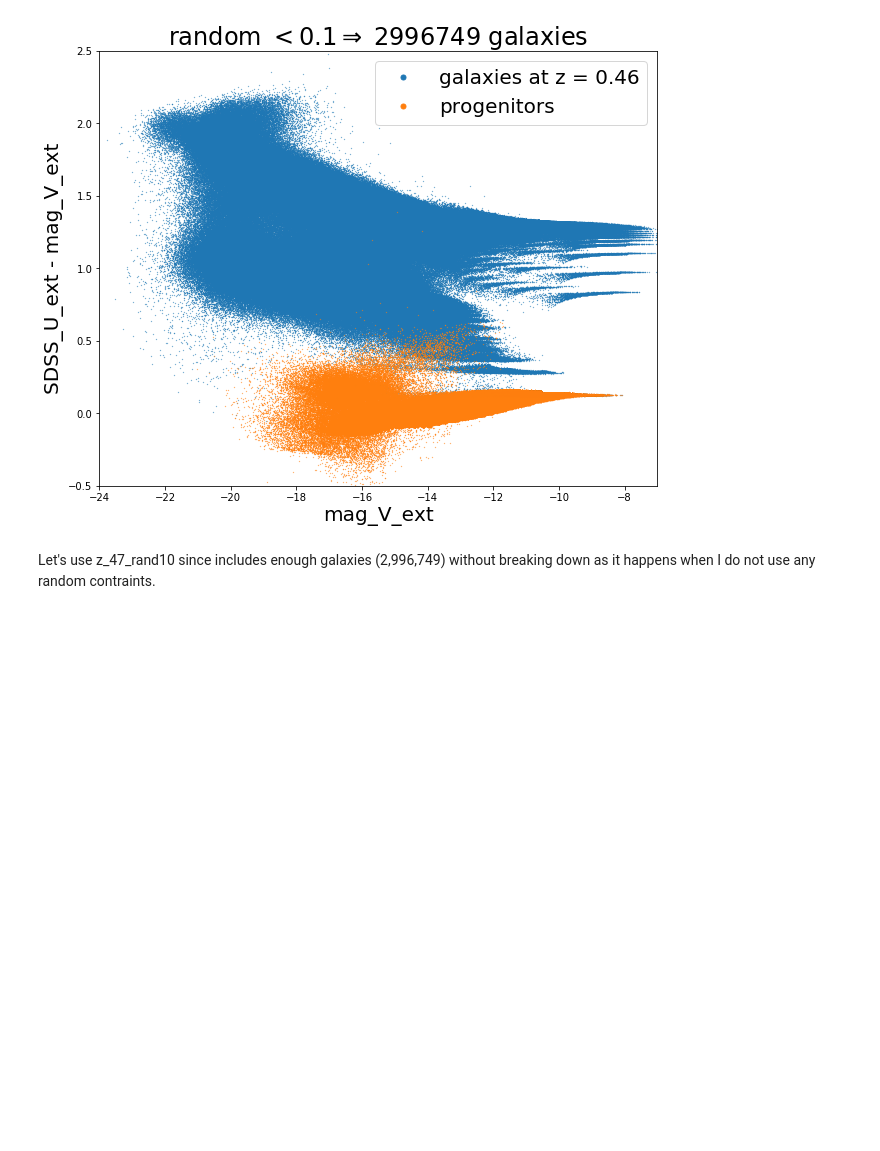
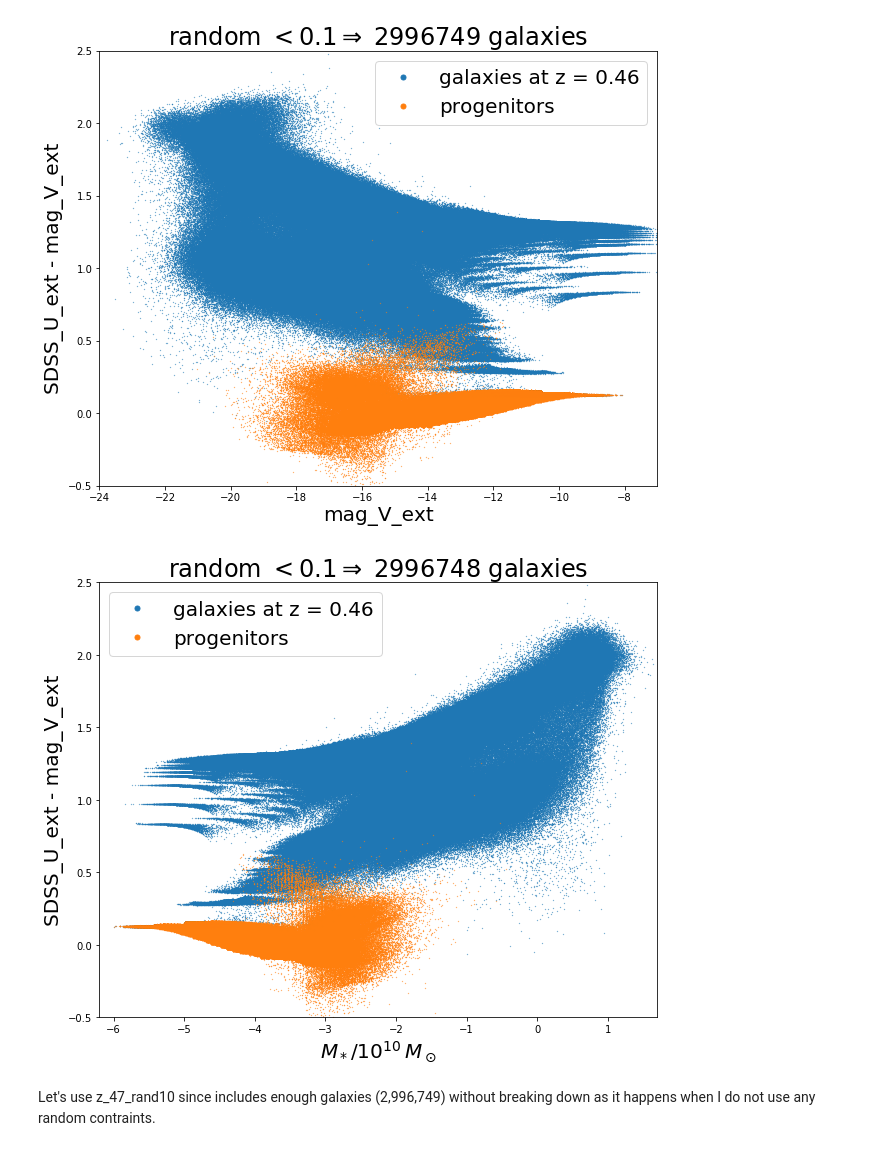
Before and after one commit to GiorgioManzoni/VIPERS_GALFORM, a Jupyter notebook: 005_progenitor.ipynb, the cells around one changed output. Drawn from its saved outputs; the diff is of its cells as text; code cells hidden in the pictures; blank space fills up the shorter version.

```diff
--- a/005_progenitor.ipynb
+++ b/005_progenitor.ipynb
@@ -682,6 +682,23 @@ plt.savefig('../plots/005/colmag_progenitor_snap47_r10.png')
 plt.show()
 # %% [output]
 [figure]
+# %%
+plt.figure(figsize=(10,8))
+
+sel = np.where(z_47_rand10['d_stellarmass']>0.)
+
+plt.plot(np.log10(z_47_rand10['d_stellarmass'][sel]),z_47_rand10['d_SDSS_u_ext'][sel]-z_47_rand10['d_mag_V_ext'][sel],'.',markersize=0.5,label='galaxies at z = 0.46')
+plt.plot(np.log10(z_47_rand10['p_stellarmass'][sel]),z_47_rand10['p_SDSS_u_ext'][sel]-z_47_rand10['p_mag_V_ext'][sel],'.',markersize=0.5,label='progenitors')
+plt.xlabel(r"$M_* / 10^{10} \, M_\odot$")
+plt.ylabel("SDSS_U_ext - mag_V_ext")
+plt.xlim(-6.2,1.7)
+plt.ylim(-0.5,2.5)
+plt.title(r'random $< 0.1 \Rightarrow$ '+str(len(z_47_rand10[sel]))+' galaxies')
+plt.legend(markerscale=20)
+plt.savefig('../plots/005/colmass_progenitor_snap47_r10.png')
+plt.show()
+# %% [output]
+[figure, added]
 # %% [markdown]
 Let's use z_47_rand10 since includes enough galaxies (2,996,749) without breaking down as it happens when I do not use any random contraints.
 # %%
```
Also changed, not shown: parts of 12 cells of this notebook.
